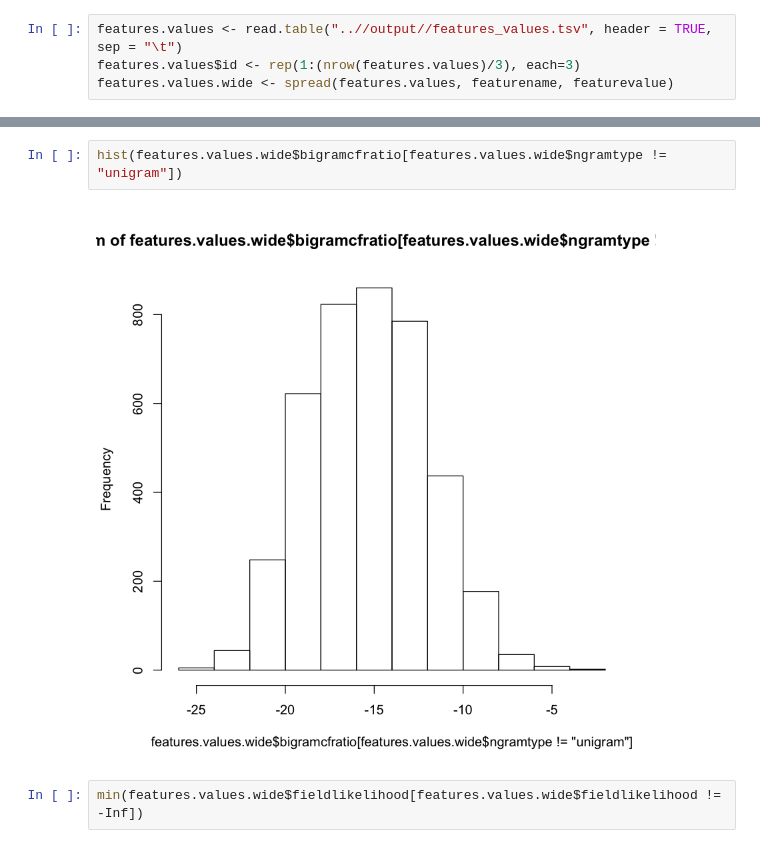
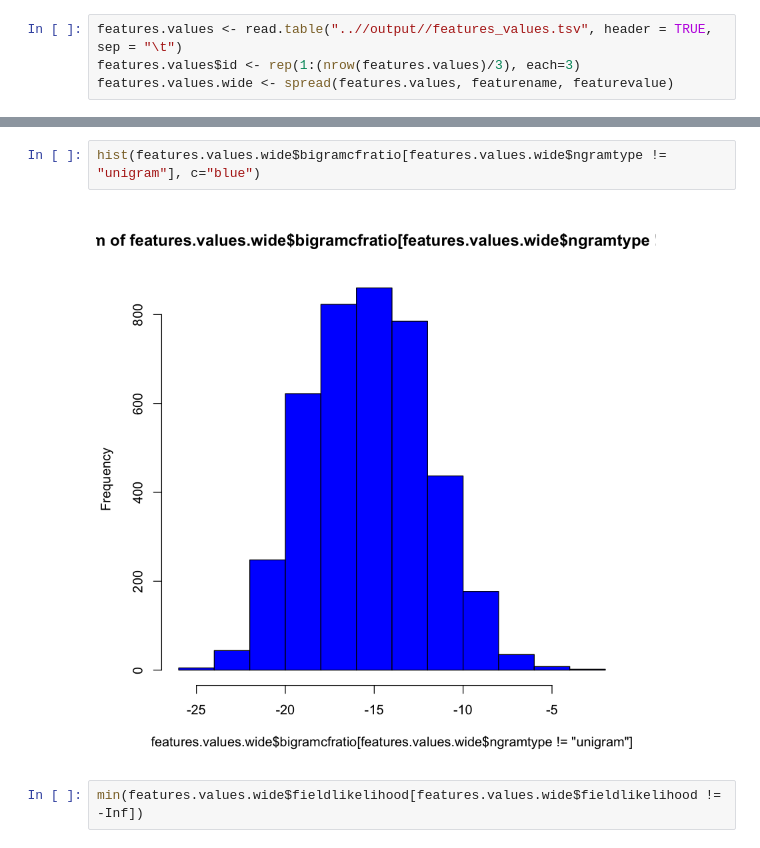
Before and after one commit to teanalab/pfsdm, a Jupyter notebook: reports/test.ipynb, the cells around one changed output, grey strips where cells are left out. Cells and saved outputs as stored; diff of their text form.

```diff
--- a/reports/test.ipynb
+++ b/reports/test.ipynb
@@ -70,7 +70,7 @@ hist(features.values.wide$fieldlikelihood)
 # %%
-hist(features.values.wide$bigramcfratio[features.values.wide$ngramtype != "unigram"])
+hist(features.values.wide$bigramcfratio[features.values.wide$ngramtype != "unigram"], c="blue")
 # %% [output]
-[figure, old version]
+[figure, new version]
 # %%
 min(features.values.wide$fieldlikelihood[features.values.wide$fieldlikelihood != -Inf])
 # %% [output]
```
Also changed, not shown: parts of 2 cells of this notebook.
